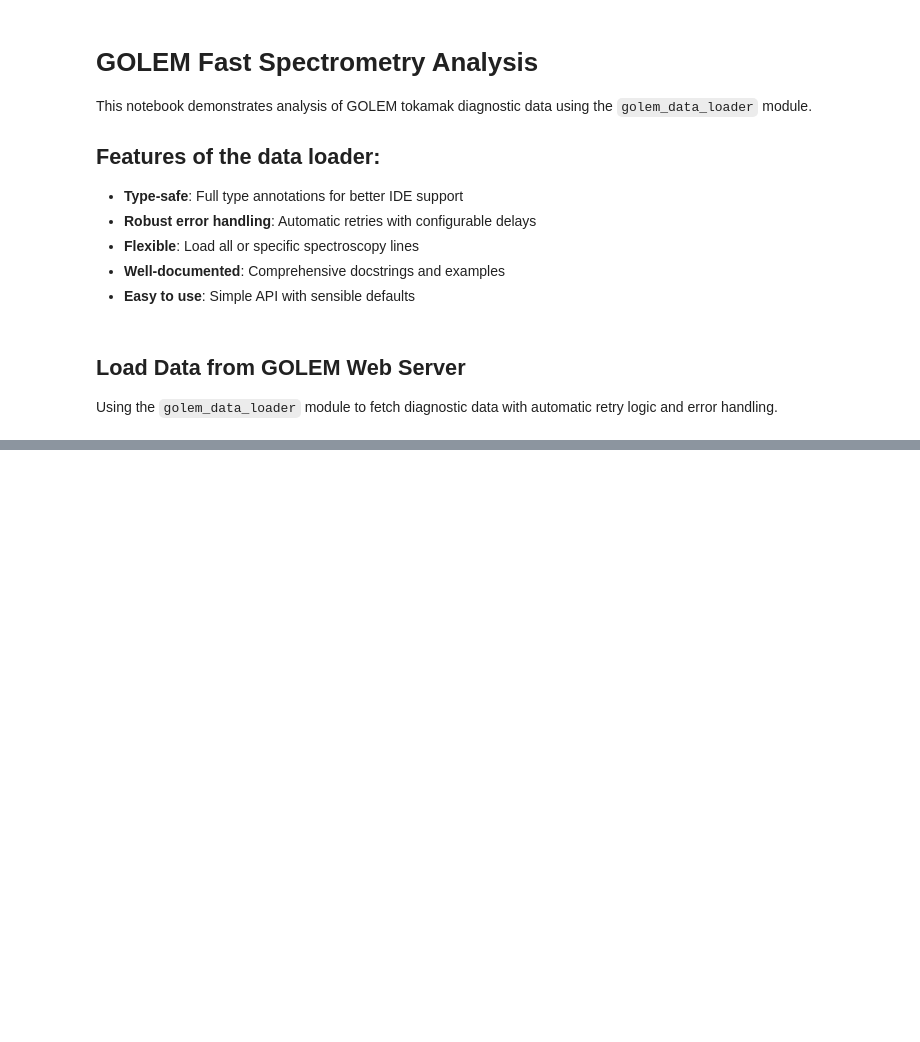
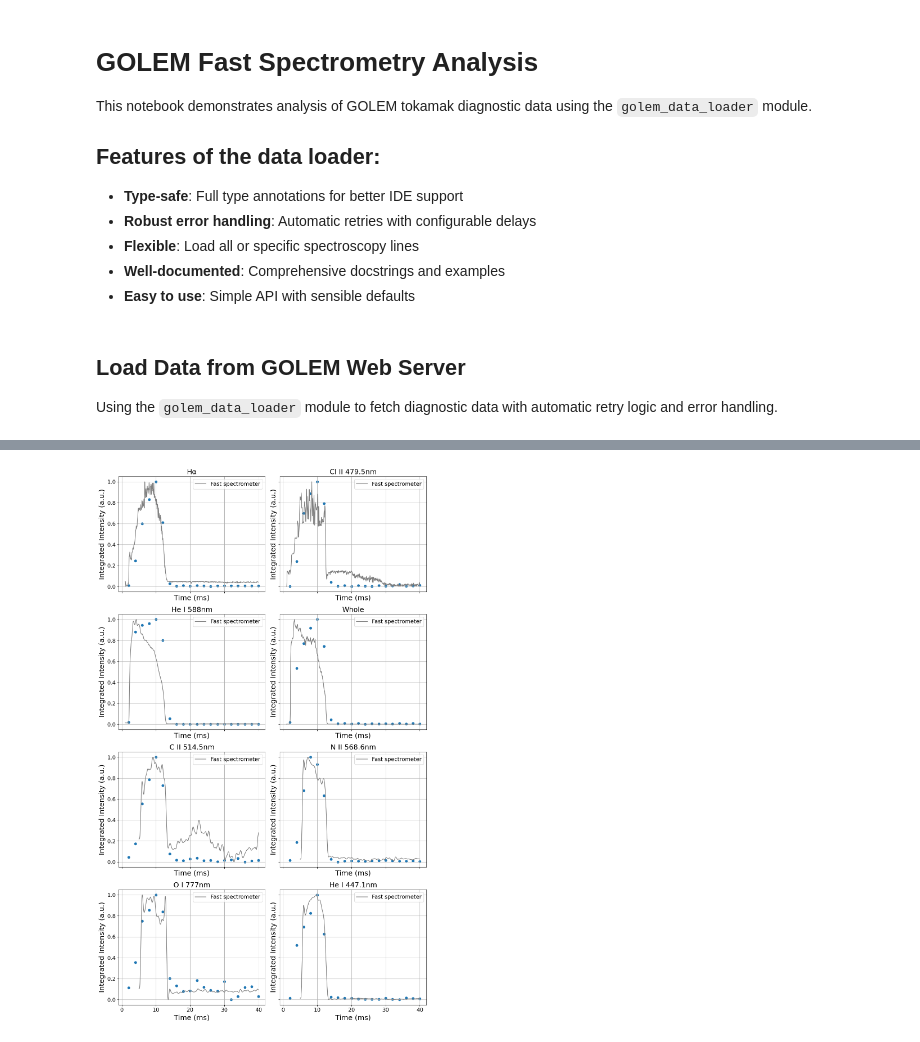
Before and after one commit to samostanek/PRPL2025_ZS, a Jupyter notebook: fast_spectrometry_graphs.ipynb, the cells around one changed output, grey strips where cells are left out. Saved outputs shown, nothing was run; the diff lists cells and outputs as text; code cells hidden in the pictures; blank space fills up the shorter version.

Commit message:
feat: update fast spectrometry for 8 detectors

```diff
--- a/fast_spectrometry_graphs.ipynb
+++ b/fast_spectrometry_graphs.ipynb
@@ -120,8 +160,8 @@ def normalize(data):
     return (data - np.min(data)) / (np.max(data) - np.min(data))
 
 def compare_spectrometer(peaks, Wavelengths, Spectra):
-    # Create a 2x2 grid of axes and flatten for sequential indexing
-    fig, axes = plt.subplots(nrows=2, ncols=2, sharex=True, figsize=(12, 10), sharey=True)
+    # Create a 4x2 grid of axes and flatten for sequential indexing
+    fig, axes = plt.subplots(nrows=4, ncols=2, sharex=True, figsize=(12, 20), sharey=True)
     axes_flat = axes.flatten()
 
     for n, peak in enumerate(peaks):
@@ -144,17 +184,17 @@ def compare_spectrometer(peaks, Wavelengths, Spectra):
 
         # Plot mini spectrometer integrated intensity over time on the corresponding axis
         ax = axes_flat[n]
-        ax.plot(mini_spectrometer_t, normalize(mini_spectrometer_intensity))
+        ax.scatter(mini_spectrometer_t, normalize(mini_spectrometer_intensity))
 
         # Add gray plot of Hβ signal passed through butter_lowpass_filter
         t_hb = peak["fs_data"].iloc[:, 0][500:] * 1e3  # convert to ms
         u_hb = peak["fs_data"].iloc[:, 1][500:]
         filtered_hb = butter_lowpass_filter(u_hb, 1000, 100e3)
-        ax.plot(t_hb, normalize(filtered_hb), color='gray', label='Hβ Filtered')
+        ax.plot(t_hb, normalize(filtered_hb), color='gray', label='Fast spectrometer')
 
         ax.set_xlabel('Time (ms)')
         ax.set_ylabel('Integrated Intensity (a.u.)')
-        ax.set_title(f"{peak['name']} at {peak['wavelength']} nm")
+        ax.set_title(f"{peak['name']}")
 
         ax.grid(True)
         ax.legend()
@@ -164,29 +204,55 @@ def compare_spectrometer(peaks, Wavelengths, Spectra):
 # %%
 peaks = [
   {
     "name": "Hα",
     "wavelength": 656.28,
     "fwhm": 10,
     "fs_data": data["Hα"]
   },
   {
-    "name": "C III + O II",
-    "wavelength": 467.0,
+    "name": "Cl II 479.5nm",
+    "wavelength": 479.5,
     "fwhm": 10,
-    "fs_data": data["C III + O II"]
+    "fs_data": data["Cl II 479.5nm"]
   },
   {
-    "name": "He I",
-    "wavelength": 589.0,
+    "name": "He I 588nm",
+    "wavelength": 588.0,
     "fwhm": 10,
-    "fs_data": data["He I"]
+    "fs_data": data["He I 588nm"]
   },
   {
     "name": "Whole",
     "wavelength": 500.0,
     "fwhm": 300,
     "fs_data": data["Whole"]
+  },
+  {
+    "name": "C II 514.5nm",
+    "wavelength": 514.5,
+    "fwhm": 10,
+    "fs_data": data["C II 514.5nm"]
+  },
+  {
+    "name": "N II 568.6nm",
+    "wavelength": 568.6,
+    "fwhm": 10,
+    "fs_data": data["N II 568.6nm"]
+  },
+  {
+    "name": "O I 777nm",
+    "wavelength": 777.0,
+    "fwhm": 10,
+    "fs_data": data["O I 777nm"]
+  },
+  {
+    "name": "He I 447.1nm",
+    "wavelength": 447.1,
+    "fwhm": 10,
+    "fs_data": data["He I 447.1nm"]
   }
 ]
 
 compare_spectrometer(peaks, Wavelengths, Spectra)
+# %% [output]
+[figure, added]
```
Also changed, not shown: parts of 5 cells of this notebook, 1 other file.
